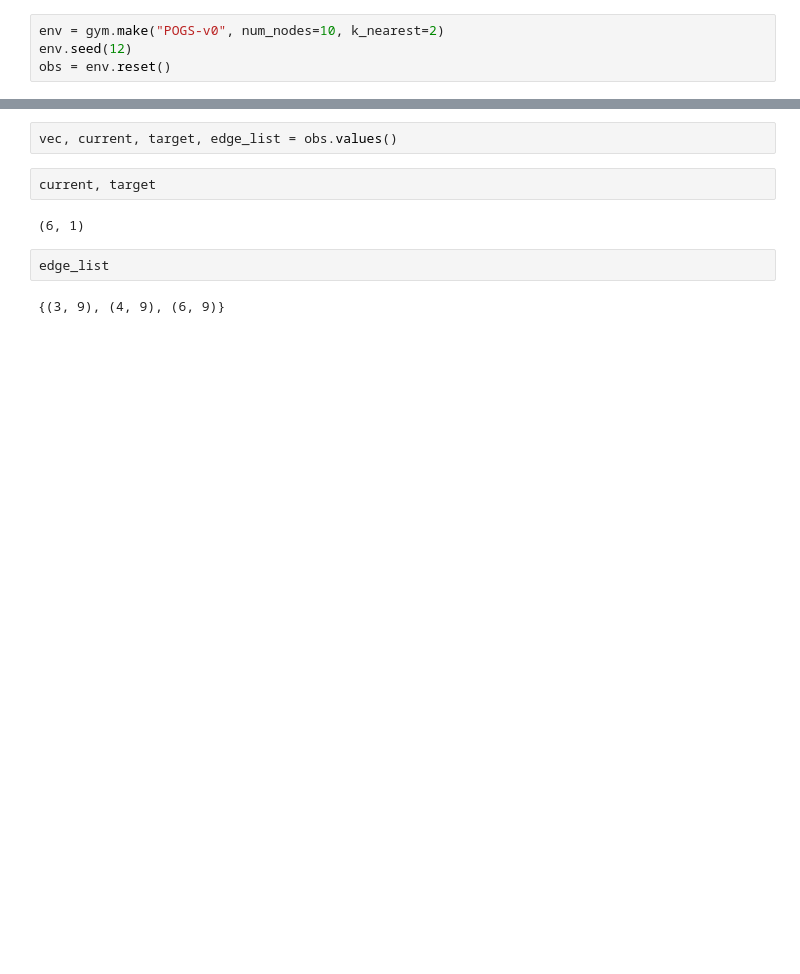
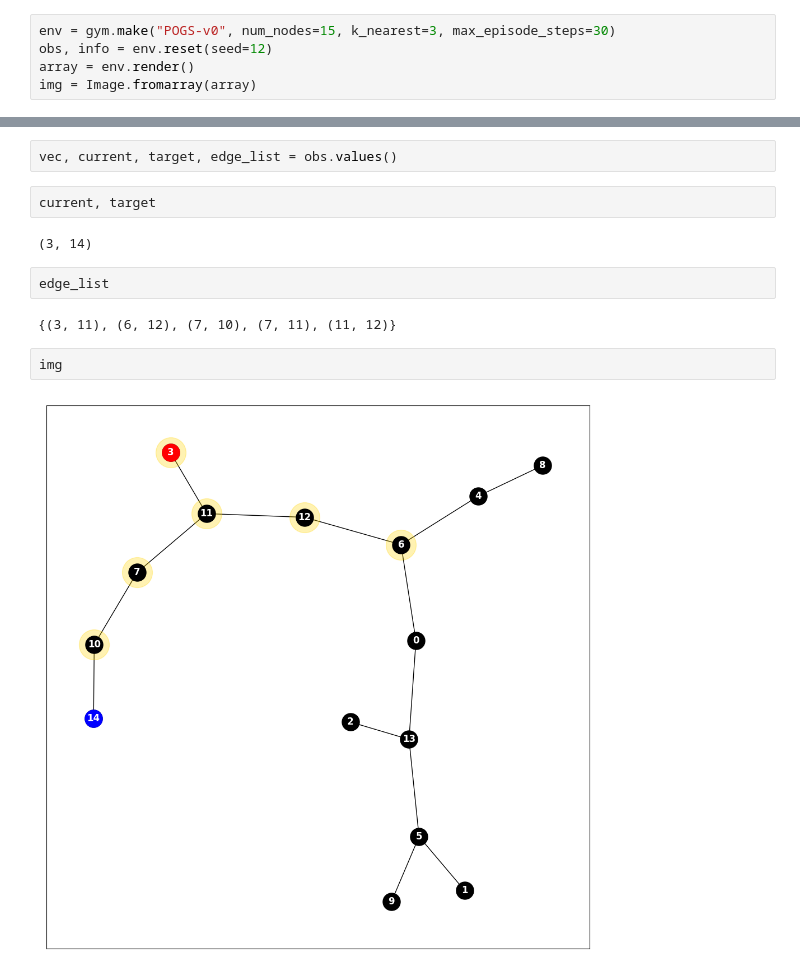
Before and after one commit to BartekCupial/gym-pogs, a Jupyter notebook: notebooks/playground.ipynb, the cells around one changed output, grey strips where cells are left out. Cells and saved outputs as stored; diff of their text form; blank space fills up the shorter version.

```diff
--- a/notebooks/playground.ipynb
+++ b/notebooks/playground.ipynb
@@ -4,5 +5,6 @@ import gym_pogs
 # %%
-env = gym.make("POGS-v0", num_nodes=10, k_nearest=2)
-env.seed(12)
-obs = env.reset()
+env = gym.make("POGS-v0", num_nodes=15, k_nearest=3, max_episode_steps=30)
+obs, info = env.reset(seed=12)
+array = env.render()
+img = Image.fromarray(array)
 # %%
@@ -23,8 +32,12 @@ vec, current, target, edge_list = obs.values()
 # %%
 current, target
 # %% [output]
-(6, 1)
+(3, 14)
 # %%
 edge_list
 # %% [output]
-{(3, 9), (4, 9), (6, 9)}
+{(3, 11), (6, 12), (7, 10), (7, 11), (11, 12)}
+# %%
+img
+# %% [output]
+[figure, added]
```
Also changed, not shown: parts of 2 cells of this notebook, 5 other files.
